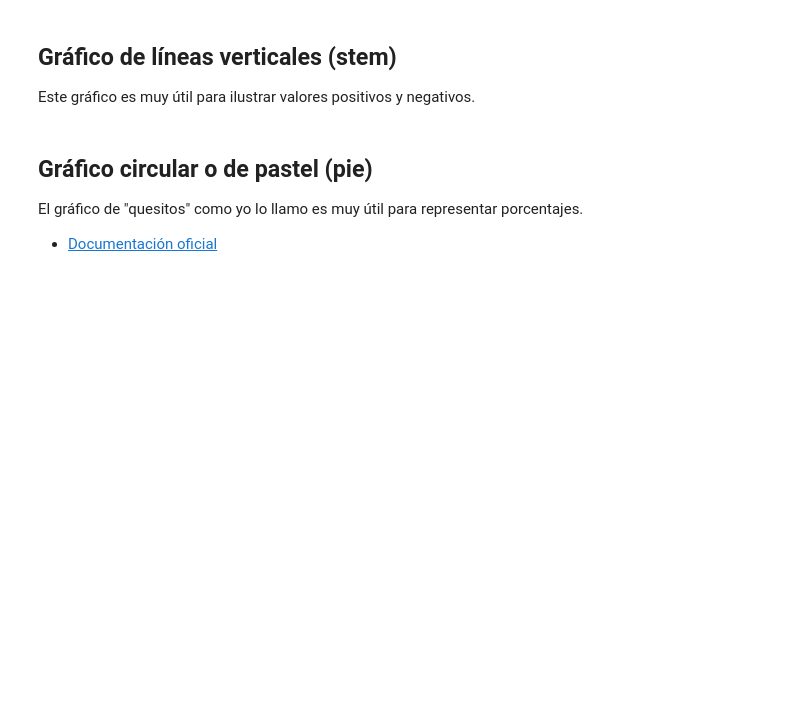
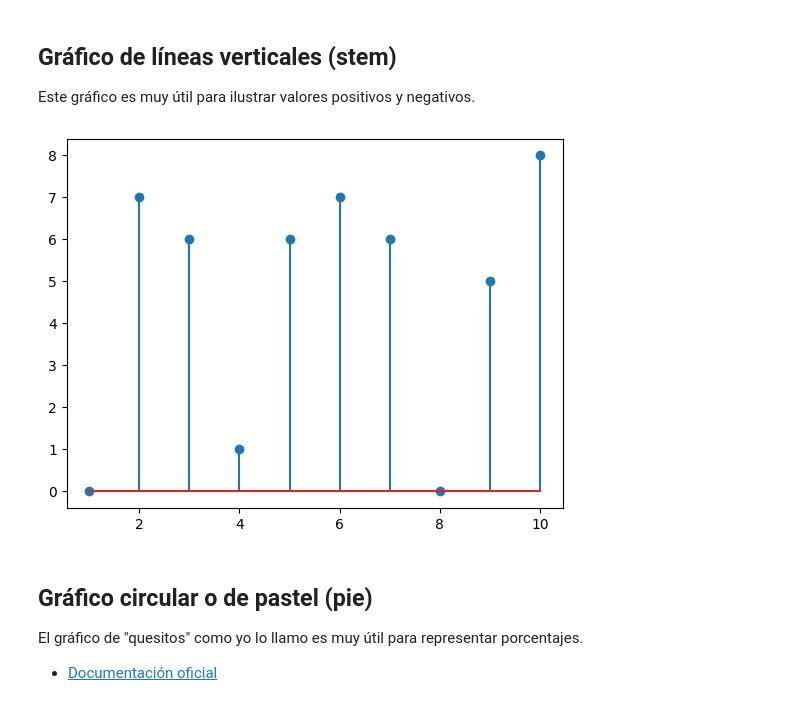
Before and after one commit to lauragonzalezmoran/phyton_basico_ICAI, a Jupyter notebook: ClassBook/10_Matplotlib/09 - Tipos de gráficos.ipynb, the cells around one changed output. Drawn from its saved outputs; the diff is of its cells as text; code cells hidden in the pictures; blank space fills up the shorter version.

```diff
--- a/ClassBook/10_Matplotlib/09 - Tipos de gráficos.ipynb
+++ b/ClassBook/10_Matplotlib/09 - Tipos de gráficos.ipynb
@@ -23,6 +30,10 @@ array([ 1,  2,  3,  4,  5,  6,  7,  8,  9, 10])
 Este gráfico es muy útil para ilustrar valores positivos y negativos.
 # %%
 # Gráfico de líneas verticales
+plt.stem(x,y)
+plt.show()
+# %% [output]
+[figure, added]
 # %% [markdown]
 ## Gráfico circular o de pastel (pie)
 
```
Also changed, not shown: parts of 4 cells of this notebook, 1 other file.
